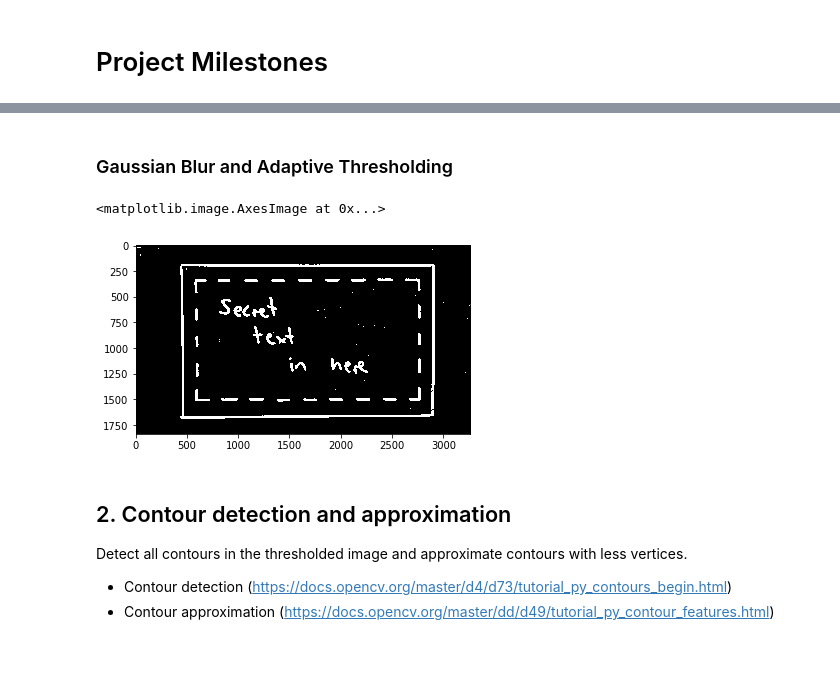
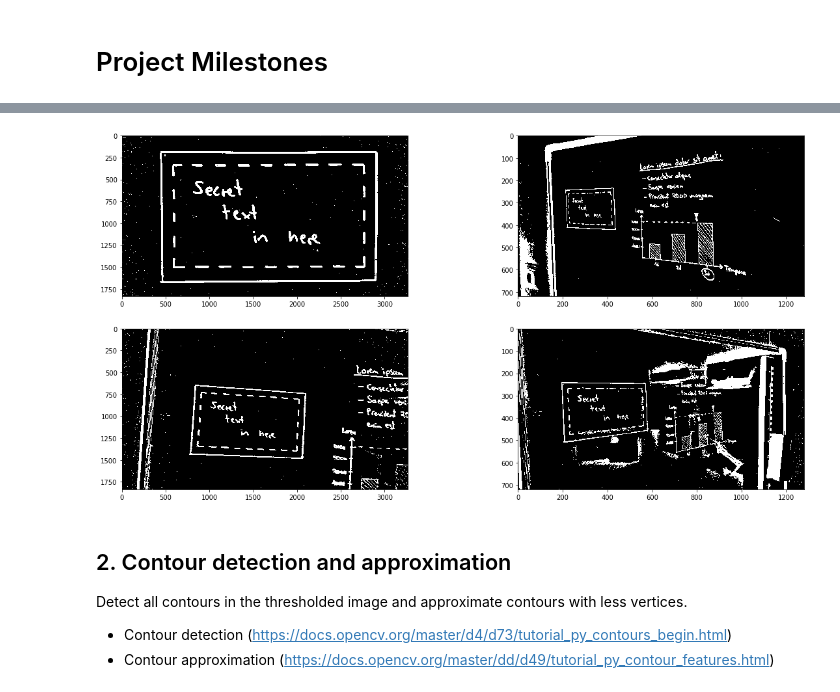
Before and after one commit to uol-mediaprocessing-201920/group-projects-secret-whiteboard, a Jupyter notebook: main_secret_whiteboard.ipynb, the cells around one changed output, grey strips where cells are left out. Drawn from its saved outputs; the diff is of its cells as text; code cells hidden in the pictures; blank space fills up the shorter version.

```diff
--- a/main_secret_whiteboard.ipynb
+++ b/main_secret_whiteboard.ipynb
@@ -37,0 +75,15 @@ from skimage import io
+# %%
+img_paths = [
+    "https://raw.githubusercontent.com/uol-mediaprocessing/group-projects-secret-whiteboard/master/img/samples/sample0.jpg",
+    "https://raw.githubusercontent.com/uol-mediaprocessing/group-projects-secret-whiteboard/master/img/samples/sample5.jpg",
+    "https://raw.githubusercontent.com/uol-mediaprocessing/group-projects-secret-whiteboard/master/img/samples/sample6.jpg",
+    "https://raw.githubusercontent.com/uol-mediaprocessing/group-projects-secret-whiteboard/master/img/samples/sample7.jpg"
+]
+
+def read_img(path):
+    return io.imread(path)
+
+original_imgs = [read_img(img_path) for img_path in img_paths]
+grayscale_imgs = [cv.cvtColor(original_img, cv.COLOR_BGR2GRAY) for original_img in original_imgs]
+
+plot_imgs(grayscale_imgs)
@@ -46,5 +98,0 @@ Differentiate the drawing from the whiteboard background and filter out light re
-# %%
-img_read = io.imread("https://raw.githubusercontent.com/uol-mediaprocessing/group-projects-secret-whiteboard/master/img/samples/sample0.jpg")
-img = cv.cvtColor(img_read, cv.COLOR_BGR2GRAY)
-img_color = cv.cvtColor(img_read, cv.COLOR_BGR2RGB)
-plt.imshow(img, cmap="gray")
@@ -54,12 +99,13 @@ plt.imshow(img, cmap="gray")
-# %% [markdown]
-### Gaussian Blur and Adaptive Thresholding
 # %%
-img2 = cv.GaussianBlur(img,(5,5),0)
-img3 = cv.adaptiveThreshold(img2, 255, cv.ADAPTIVE_THRESH_GAUSSIAN_C, cv.THRESH_BINARY_INV, 201, 8)
-plt.imshow(img3, cmap="gray")
+def apply_threshold(img):
+    out = cv.GaussianBlur(img, (5,5), 0)
+    out = cv.adaptiveThreshold(img, 255, cv.ADAPTIVE_THRESH_GAUSSIAN_C, cv.THRESH_BINARY_INV, 201, 8)
+    return out
+
+thresholded_imgs = [apply_threshold(img) for img in grayscale_imgs]
+plot_imgs(thresholded_imgs)
 # %% [output]
-<matplotlib.image.AxesImage at 0x...>
-[figure, old version]
+[figure, new version]
 # %% [markdown]
 ## 2. Contour detection and approximation
 Detect all contours in the thresholded image and approximate contours with less vertices.
```
Also changed, not shown: parts of 19 cells of this notebook.
